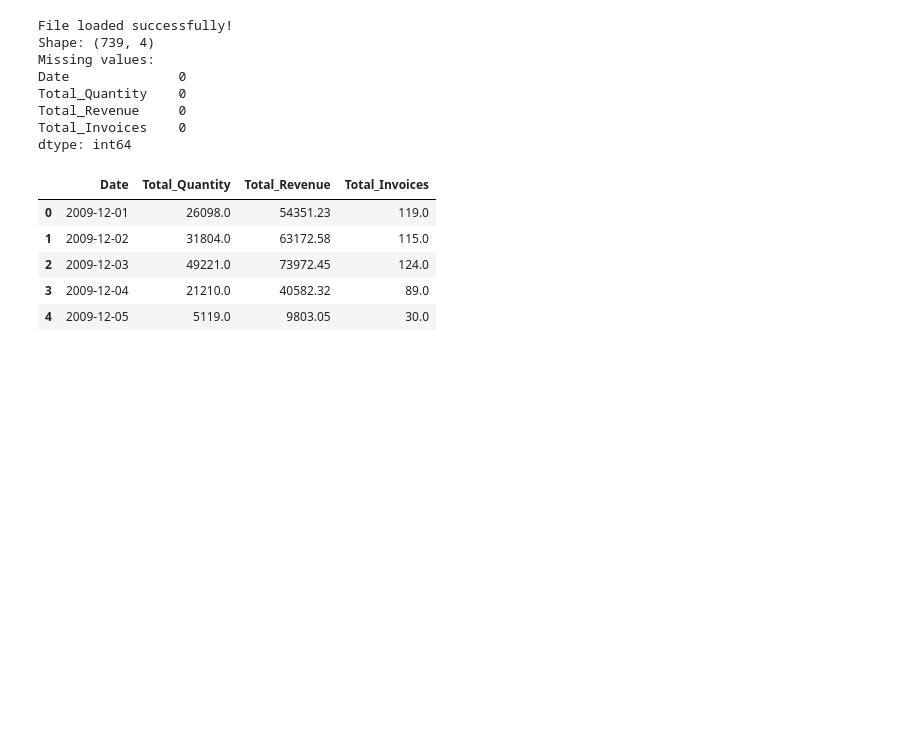
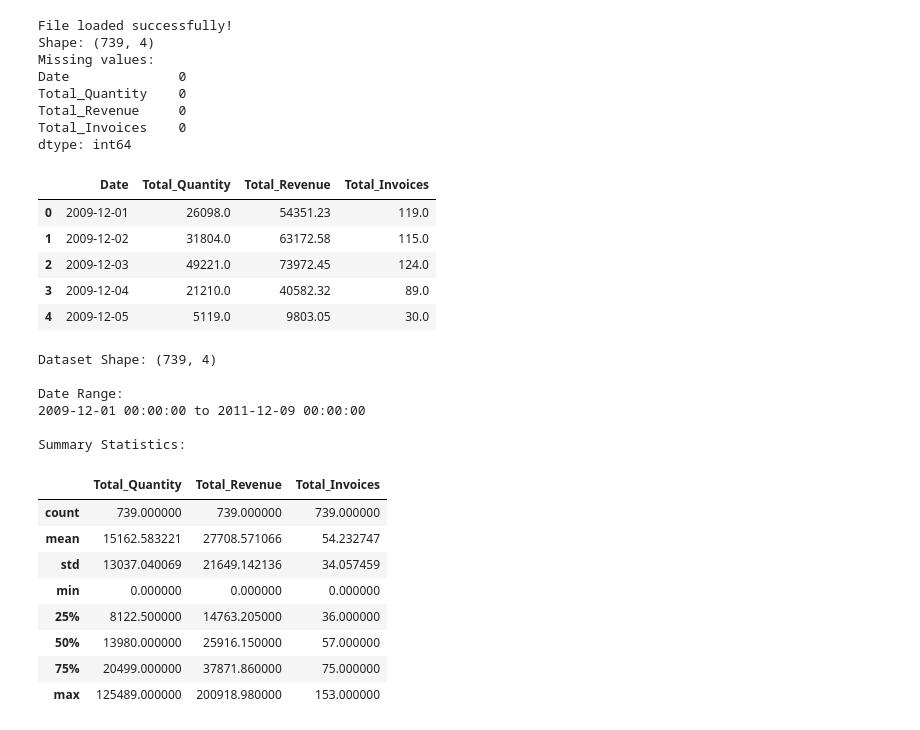
Before and after one commit to Mukesh3597/RetailPulse, a Jupyter notebook: notebooks/01_eda.ipynb, the cells around one changed output. Drawn from its saved outputs; the diff is of its cells as text; code cells hidden in the pictures; blank space fills up the shorter version.

```diff
--- a/notebooks/01_eda.ipynb
+++ b/notebooks/01_eda.ipynb
@@ -813,3 +813,26 @@ dtype: int64
 | 2 | 2009-12-03 | 49221.0 | 73972.45 | 124.0 |
 | 3 | 2009-12-04 | 21210.0 | 40582.32 | 89.0 |
 | 4 | 2009-12-05 | 5119.0 | 9803.05 | 30.0 |
+# %%
+print("Dataset Shape:", daily_sales_full.shape)
+print("\nDate Range:")
+print(daily_sales_full["Date"].min(), "to", daily_sales_full["Date"].max())
+
+print("\nSummary Statistics:")
+display(daily_sales_full[["Total_Quantity", "Total_Revenue", "Total_Invoices"]].describe())
+# %% [output]
+Dataset Shape: (739, 4)
+
+Date Range:
+2009-12-01 00:00:00 to 2011-12-09 00:00:00
+
+Summary Statistics:
+|  | Total_Quantity | Total_Revenue | Total_Invoices |
+| count | 739.000000 | 739.000000 | 739.000000 |
+| mean | 15162.583221 | 27708.571066 | 54.232747 |
+| std | 13037.040069 | 21649.142136 | 34.057459 |
+| min | 0.000000 | 0.000000 | 0.000000 |
+| 25% | 8122.500000 | 14763.205000 | 36.000000 |
+| 50% | 13980.000000 | 25916.150000 | 57.000000 |
+| 75% | 20499.000000 | 37871.860000 | 75.000000 |
+| max | 125489.000000 | 200918.980000 | 153.000000 |
```
Also changed, not shown: parts of 10 cells of this notebook, 3 other files.
